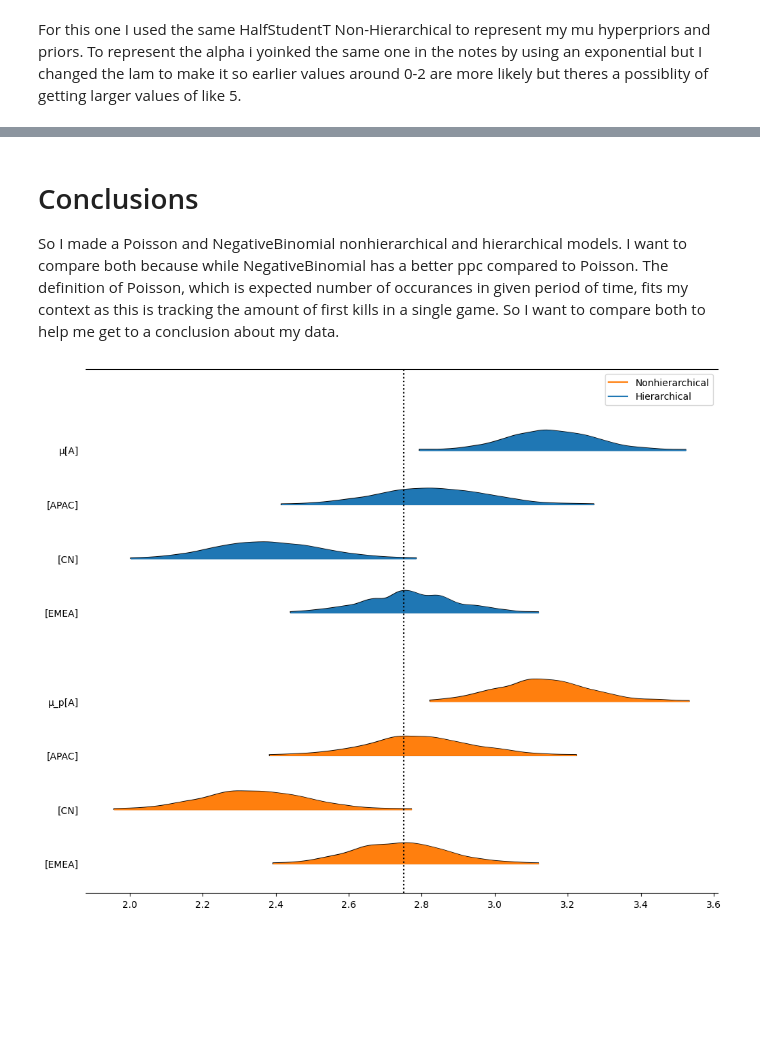
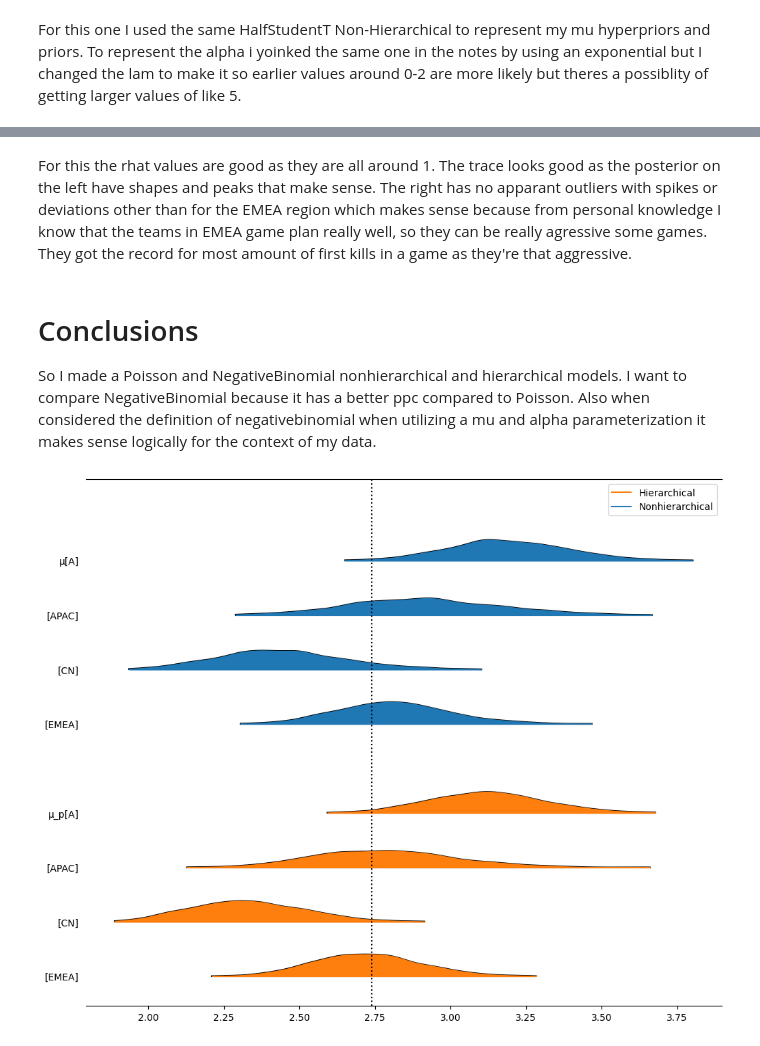
Before and after one commit to ashwingeeni12/data_science_fundamentals, a Jupyter notebook: Unit_4/AshwinGeeniU4Projecf.ipynb, the cells around one changed output, grey strips where cells are left out. Saved outputs shown, nothing was run; the diff lists cells and outputs as text; code cells hidden in the pictures; blank space fills up the shorter version.

```diff
--- a/Unit_4/AshwinGeeniU4Projecf.ipynb
+++ b/Unit_4/AshwinGeeniU4Projecf.ipynb
@@ -323,10 +336,11 @@ For this one I used the same HalfStudentT Non-Hierarchical to represent my mu hy
 # %%
 with pm.Model(coords=reg_coords_new) as reg_model:
 
-    ν = pm.Uniform('ν', lower = 5., upper = 10.)
-    σ = pm.Logistic('σ', mu = 4., s = .5)
+    μ_ = pm.Logistic('μ_', mu = 4., s = .5, dims = "reg")
 
-    μ_p = pm.HalfStudentT('μ_p', nu= ν, sigma= σ, dims="reg")
+    σ = pm.Gamma('σ', alpha = 6., beta = 4., dims = "reg")
+
+    μ_p = pm.HalfStudentT('μ_p', nu= μ_, sigma= σ, dims="reg")
     α_p = pm.Exponential('α_p', lam = .33, dims = "reg")
 
     θ = pm.NegativeBinomial('θ', mu = μ_p[reg_idx], alpha = α_p[reg_idx], observed = all_players['First Kills'].values)
@@ -369,12 +384,14 @@ Data variables:
+# %% [markdown]
+For this the rhat values are good as they are all around 1. The trace looks good as the posterior on the left have shapes and peaks that make sense. The right has no apparant outliers with spikes or deviations other than for the EMEA region which makes sense because from personal knowledge I know that the teams in EMEA game plan really well, so they can be really agressive some games. They got the record for most amount of first kills in a game as they're that aggressive.
 # %% [markdown]
 # Conclusions
 
-So I made a Poisson and NegativeBinomial nonhierarchical and hierarchical models. I want to compare both because while NegativeBinomial has a better ppc compared to Poisson. The definition of Poisson, which is expected number of occurances in given period of time, fits my context as this is tracking the amount of first kills in a single game. So I want to compare both to help me get to a conclusion about my data.
+So I made a Poisson and NegativeBinomial nonhierarchical and hierarchical models. I want to compare NegativeBinomial because it has a better ppc compared to Poisson. Also when considered the definition of negativebinomial when utilizing a mu and alpha parameterization it makes sense logically for the context of my data.
 # %%
-axes = az.plot_forest([p_data, p_h_data], kind="ridgeplot",
-                      model_names=['Hierarchical', 'Nonhierarchical'],
+axes = az.plot_forest([nb_data, nb_h_data], kind="ridgeplot",
+                      model_names=['Nonhierarchical', 'Hierarchical'],
                       var_names=['μ','μ_p'], combined=True, figsize=(12, 10),hdi_prob=0.997)
 y_lims = axes[0].get_ylim()
-axes[0].vlines(p_h_data.posterior['μ_p'].mean(), *y_lims, color="k", ls=":");
+axes[0].vlines(nb_h_data.posterior['μ_p'].mean(), *y_lims, color="k", ls=":");
 # %% [output]
-[figure, old version]
+[figure, new version]
```
Also changed, not shown: parts of 32 cells of this notebook.
